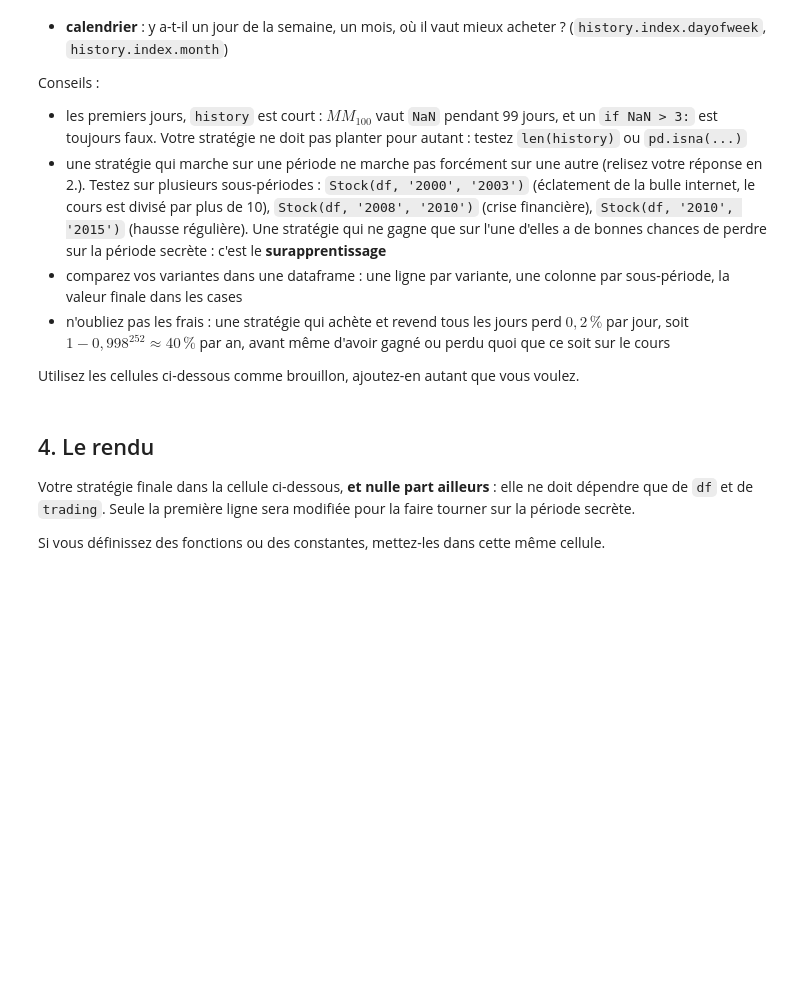
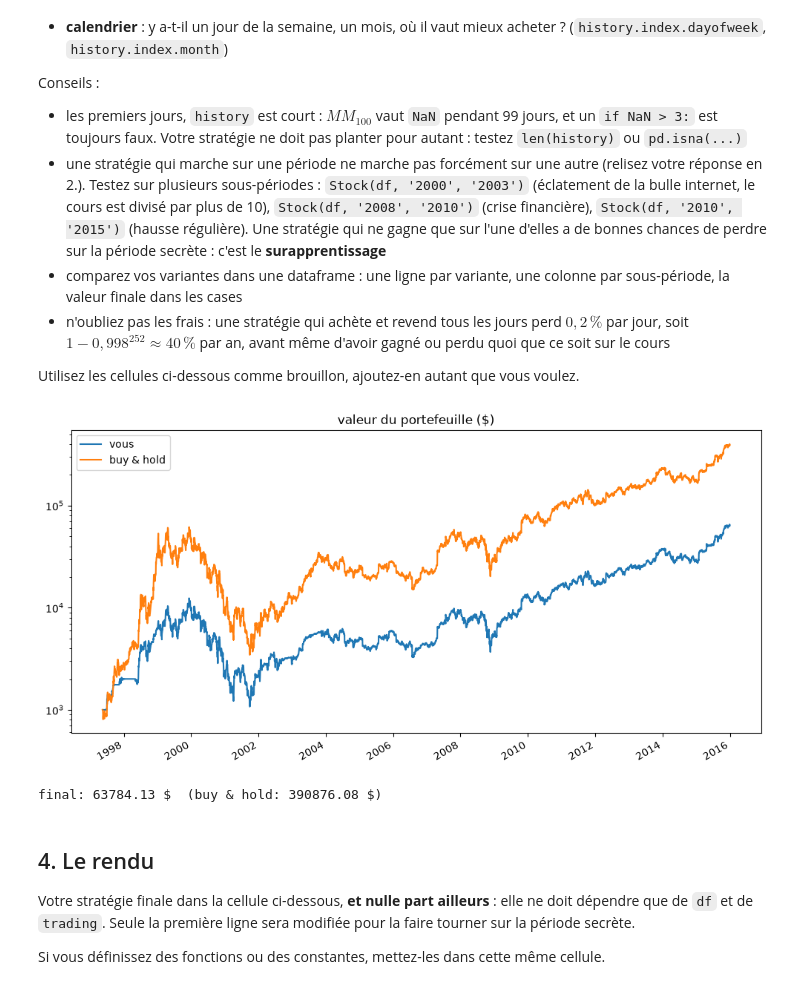
Before and after one commit to SIMVIA-lucas-sovre/projet-trading-pandas, a Jupyter notebook: groupe-5.ipynb, the cells around one changed output. Saved outputs shown, nothing was run; the diff lists cells and outputs as text; code cells hidden in the pictures; blank space fills up the shorter version.

```diff
--- a/groupe-5.ipynb
+++ b/groupe-5.ipynb
@@ -314,3 +333,18 @@ Conseils :
 Utilisez les cellules ci-dessous comme brouillon, ajoutez-en autant que vous voulez.
 # %%
 # vos essais
+stock = Stock(df, end='2015')          # 1000 $, 0 action
+for date, history in stock.days():     # un tour de boucle par jour de cotation
+    p = history.Close
+    if (p.pct_change()<=0).rolling(10).sum().iloc[(-1)]==10:
+        stock.buy(0.75*stock.bankAccount()/stock.price())
+    elif (p.pct_change()>=0).rolling(10).sum().iloc[(-1)]==10:
+        stock.sell(0.75*stock.amount()/stock.price())
+    elif p.rolling(10).mean().iloc[(-1)]< p.rolling(30).mean().iloc[(-1)] and stock.bankAccount() > 0:
+        stock.buy(0.75*stock.bankAccount()/stock.price())                    # tout ce qu'on peut acheter
+    elif p.rolling(10).mean().iloc[(-1)]>p.rolling(30).mean().iloc[(-1)] and stock.amount() > 0:
+        stock.sell(0.75*stock.amount()/stock.price())                   # tout vendre
+stock.plot()
+# %% [output]
+[figure, added]
+final: 63784.13 $  (buy & hold: 390876.08 $)
```
Also changed, not shown: parts of 10 cells of this notebook.
